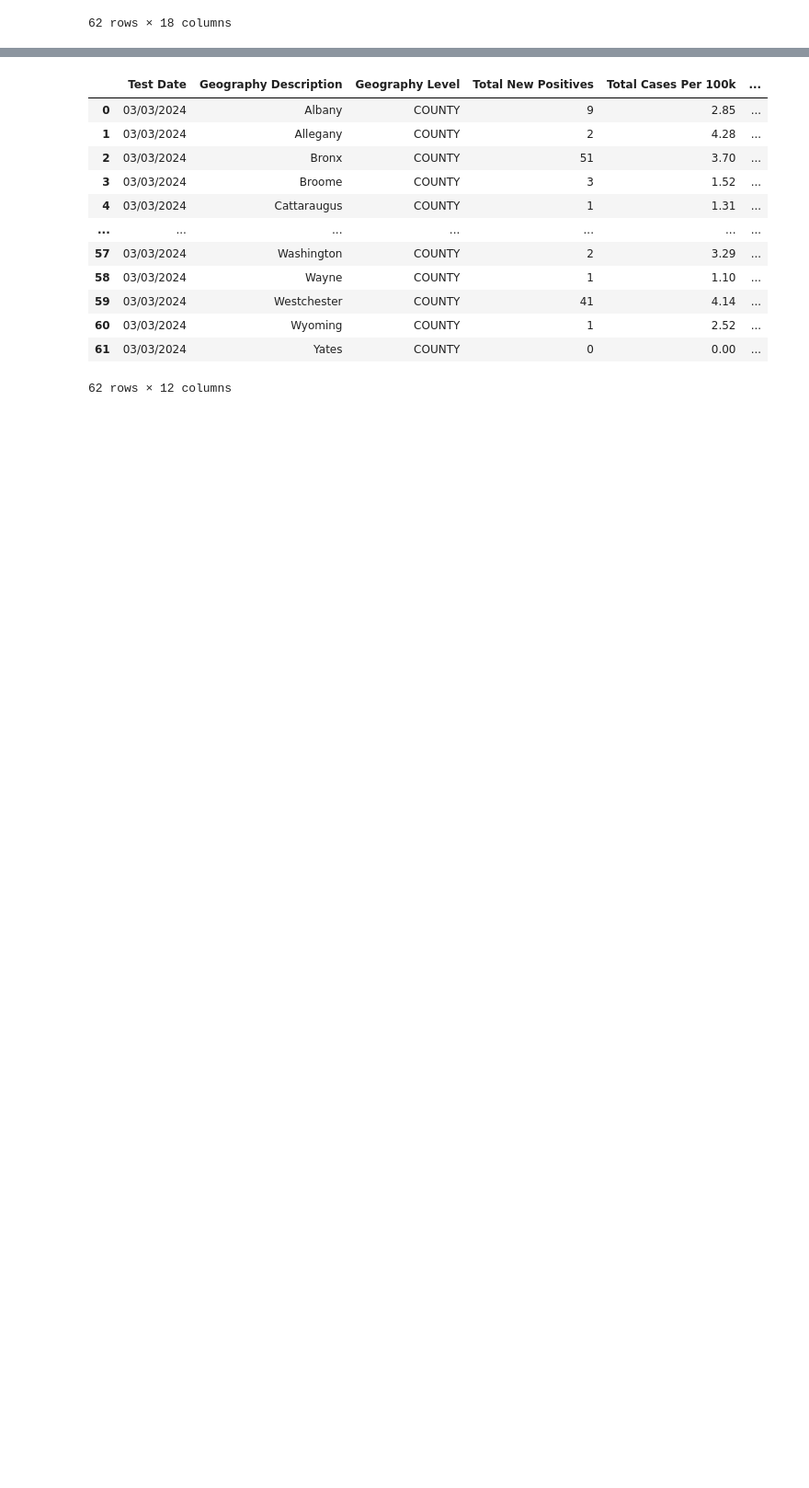
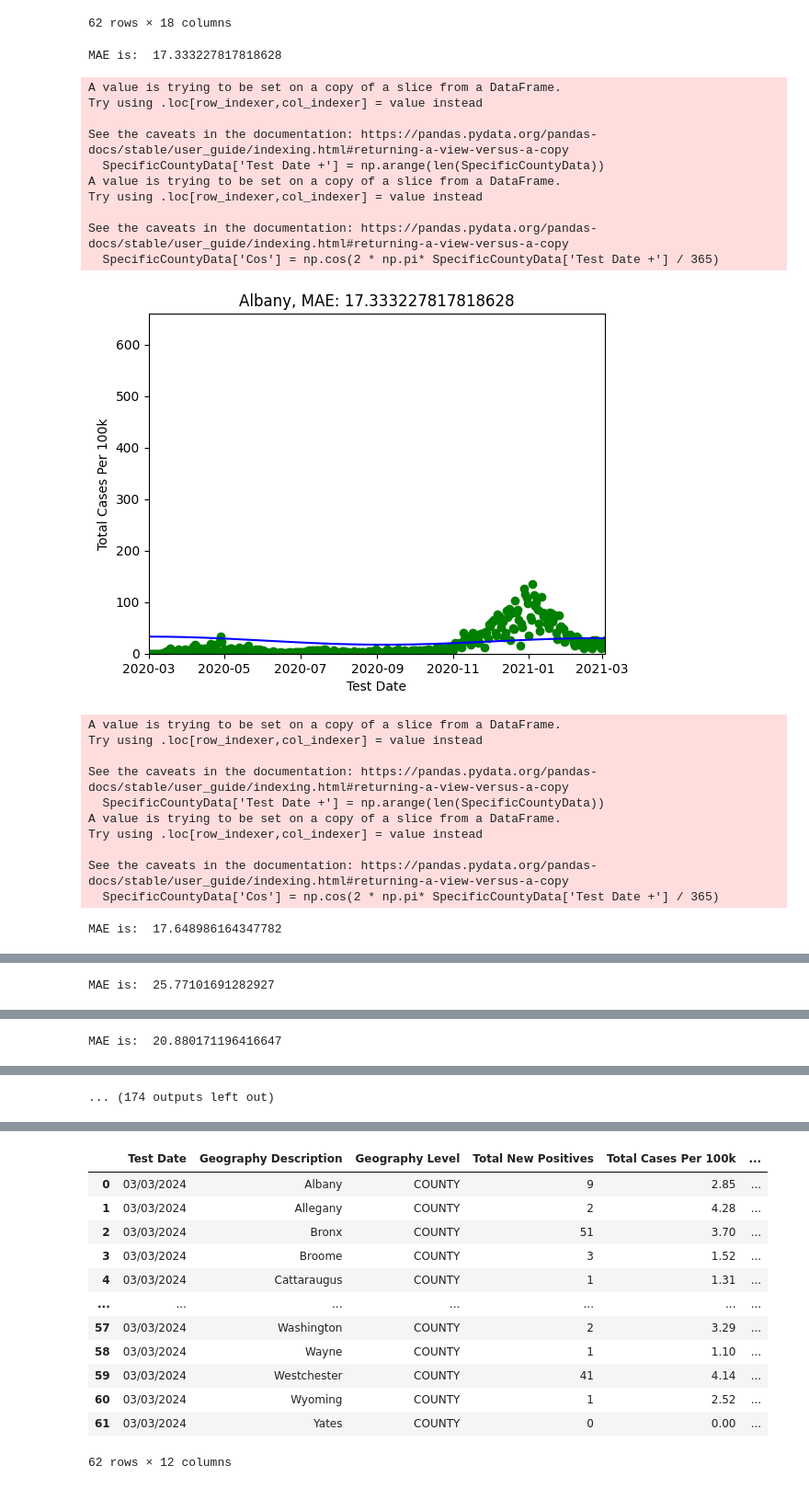
Before and after one commit to Deacon-Code/COVID-19-Model, a Jupyter notebook: AllNYCModeling.ipynb, the cells around one changed output, grey strips where cells are left out. Shown at 92% size. Saved outputs shown, nothing was run; the diff lists cells and outputs as text; code cells hidden in the pictures; blank space fills up the shorter version.

```diff
--- a/AllNYCModeling.ipynb
+++ b/AllNYCModeling.ipynb
@@ -20,7 +34,8 @@ from datetime import datetime
 
 counties=[]
 for i in range(0, 72):
-    counties.append(NYAllData.at[i, 'Geography Description'])
+    if NYAllData.at[i, 'Geography Level'] == 'COUNTY':
+        counties.append(NYAllData.at[i, 'Geography Description'])
 # %%
 import geopandas as gpd
 
@@ -59,31 +74,55 @@ for county in counties:
     SpecificCountyData['Cos'] = np.cos(2 * np.pi* SpecificCountyData['Test Date +'] / 365)
 
     X= SpecificCountyData[['Test Date +','Cos']]
     y = SpecificCountyData['Total Cases Per 100k']
 
     model = LinearRegression().fit(X,y)
 
     #adding the linear regression data for a county to the NYAllData dataFrame
     #Here is what happens, first a conditional runs to see if the matching county is found
     #then, once this occurs, the model adds a column called 'Linear Regression' to the NYAllData dataFrame
     #This column is then filled with the predicted values of the model
     NYAllData.loc[NYAllData['Geography Description'] == county, 'Linear Regression'] = model.predict(X) #CO-Pilot helped me with this line of code, I have no clue what is going on
 
 
     metrics.mean_absolute_error(model.predict(X), SpecificCountyData['Total Cases Per 100k'])
     print("MAE is: ", metrics.mean_absolute_error(model.predict(X), SpecificCountyData['Total Cases Per 100k']))
 
 
     x_axis= pd.to_datetime(SpecificCountyData['Test Date']) #This needed to be converted to a date time format to work, used CO-Pilot to help me with this
     y = SpecificCountyData['Total Cases Per 100k']
 
 
-    plt.xlim(datetime(2020,3,1), datetime(2024,3,3))
+    plt.xlim(datetime(2020,3,1), datetime(2021,3,3))
     plt.ylim(0, 660)
     plt.scatter(x_axis, y, color = 'green')
 
     plt.plot(x_axis, model.predict(X), color="blue") #CO-Pilot added the model.predict(X) part, and I think I understand what it is doing
     plt.xlabel("Test Date")
     plt.ylabel("Total Cases Per 100k")
     plt.title(county +", MAE: "+ str(metrics.mean_absolute_error(model.predict(X), SpecificCountyData['Total Cases Per 100k'])))
     plt.show()
+# %% [output]
+MAE is:  17.333227817818628
+A value is trying to be set on a copy of a slice from a DataFrame.
+Try using .loc[row_indexer,col_indexer] = value instead
+
+See the caveats in the documentation: https://pandas.pydata.org/pandas-docs/stable/user_guide/indexing.html#returning-a-view-versus-a-copy
+  SpecificCountyData['Test Date +'] = np.arange(len(SpecificCountyData))
+A value is trying to be set on a copy of a slice from a DataFrame.
+Try using .loc[row_indexer,col_indexer] = value instead
+
+See the caveats in the documentation: https://pandas.pydata.org/pandas-docs/stable/user_guide/indexing.html#returning-a-view-versus-a-copy
+  SpecificCountyData['Cos'] = np.cos(2 * np.pi* SpecificCountyData['Test Date +'] / 365)
+[figure, added]
+A value is trying to be set on a copy of a slice from a DataFrame.
+Try using .loc[row_indexer,col_indexer] = value instead
+
+See the caveats in the documentation: https://pandas.pydata.org/pandas-docs/stable/user_guide/indexing.html#returning-a-view-versus-a-copy
+  SpecificCountyData['Test Date +'] = np.arange(len(SpecificCountyData))
+A value is trying to be set on a copy of a slice from a DataFrame.
+Try using .loc[row_indexer,col_indexer] = value instead
+
+See the caveats in the documentation: https://pandas.pydata.org/pandas-docs/stable/user_guide/indexing.html#returning-a-view-versus-a-copy
+  SpecificCountyData['Cos'] = np.cos(2 * np.pi* SpecificCountyData['Test Date +'] / 365)
+MAE is:  17.648986164347782
@@ -89,0 +140 @@ for county in counties:
+MAE is:  25.77101691282927
@@ -89,0 +152 @@ for county in counties:
+MAE is:  20.880171196416647
@@ -90,2 +154,3 @@ for county in counties:
+... (174 outputs left out)
 # %%
 NYAllData
```
Also changed, not shown: parts of 4 cells of this notebook, 1 other file.
